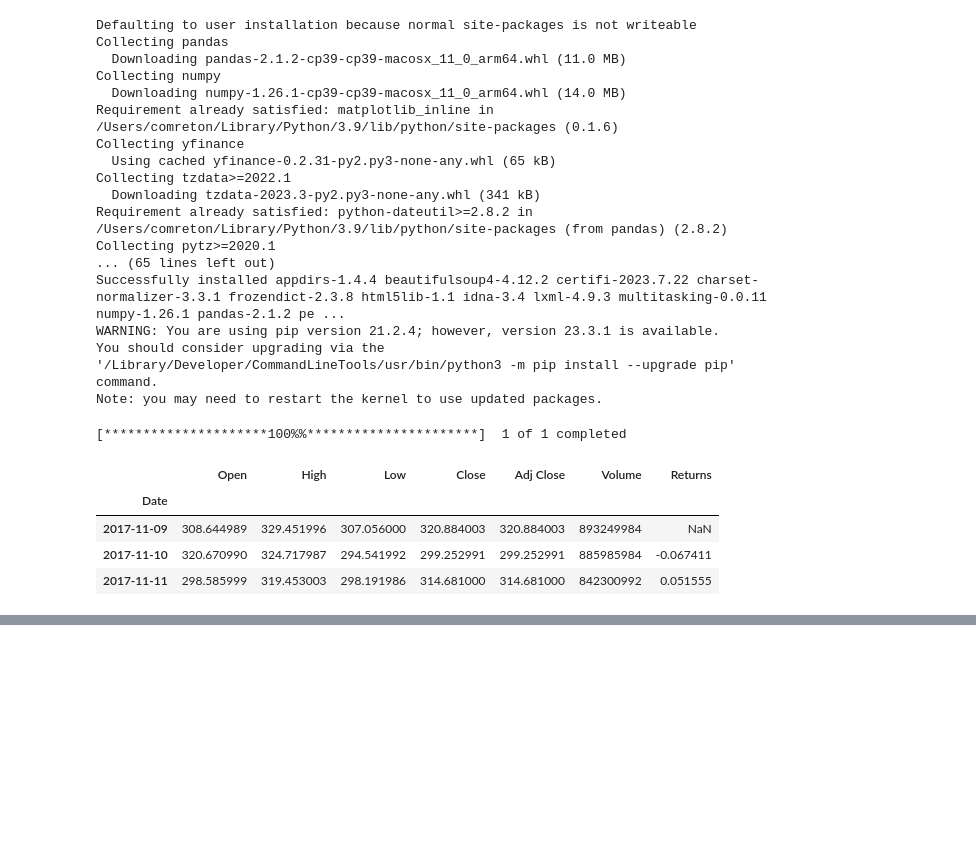
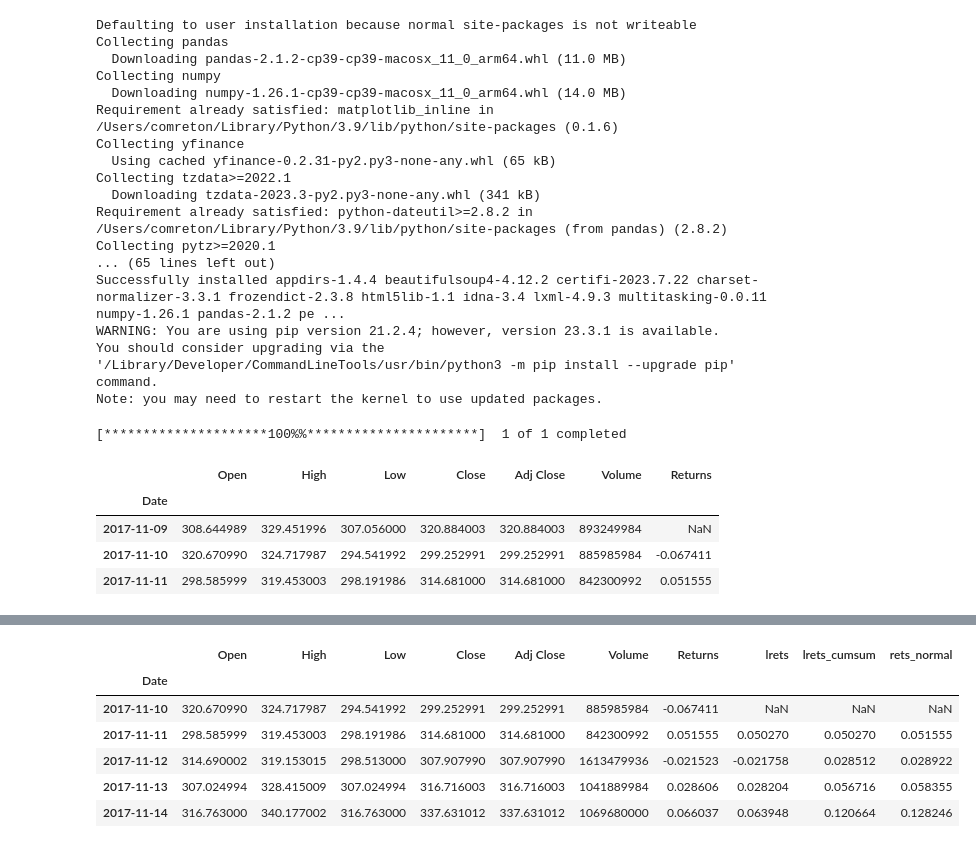
Before and after one commit to Legend101Zz/algo-trading, a Jupyter notebook: pandas-101.ipynb, the cells around one changed output, grey strips where cells are left out. Cells and saved outputs as stored; diff of their text form; code cells hidden in the pictures; blank space fills up the shorter version.

Commit message:
done normalise , log returns and more

```diff
--- a/pandas-101.ipynb
+++ b/pandas-101.ipynb
@@ -154,3 +154,8 @@ df.head(3
 | 2017-11-09 | 308.644989 | 329.451996 | 307.056000 | 320.884003 | 320.884003 | 893249984 | NaN |
 | 2017-11-10 | 320.670990 | 324.717987 | 294.541992 | 299.252991 | 299.252991 | 885985984 | -0.067411 |
 | 2017-11-11 | 298.585999 | 319.453003 | 298.191986 | 314.681000 | 314.681000 | 842300992 | 0.051555 |
+# %%
+#drop NA values
+
+df.dropna(inplace=True)
+df.head()
@@ -156,0 +172,4 @@ df.head(3
+# %%
+df["lrets"] = np.log(df["Close"]/df["Close"].shift(1))
+
+df.head()
@@ -156,0 +186,4 @@ df.head(3
+# %%
+df["lrets_cumsum"]= df["lrets"].cumsum()
+
+df.head()
@@ -156,0 +198,14 @@ df.head(3
+# %%
+#Normalise log returns
+
+df["rets_normal"]= np.exp(df["lrets_cumsum"]) -1
+
+df.head()
+# %% [output]
+|  | Open | High | Low | Close | Adj Close | Volume | Returns | lrets | lrets_cumsum | rets_normal |
+| Date |  |  |  |  |  |  |  |  |  |  |
+| 2017-11-10 | 320.670990 | 324.717987 | 294.541992 | 299.252991 | 299.252991 | 885985984 | -0.067411 | NaN | NaN | NaN |
+| 2017-11-11 | 298.585999 | 319.453003 | 298.191986 | 314.681000 | 314.681000 | 842300992 | 0.051555 | 0.050270 | 0.050270 | 0.051555 |
+| 2017-11-12 | 314.690002 | 319.153015 | 298.513000 | 307.907990 | 307.907990 | 1613479936 | -0.021523 | -0.021758 | 0.028512 | 0.028922 |
+| 2017-11-13 | 307.024994 | 328.415009 | 307.024994 | 316.716003 | 316.716003 | 1041889984 | 0.028606 | 0.028204 | 0.056716 | 0.058355 |
+| 2017-11-14 | 316.763000 | 340.177002 | 316.763000 | 337.631012 | 337.631012 | 1069680000 | 0.066037 | 0.063948 | 0.120664 | 0.128246 |
```
Also changed, not shown: parts of 6 cells of this notebook.
